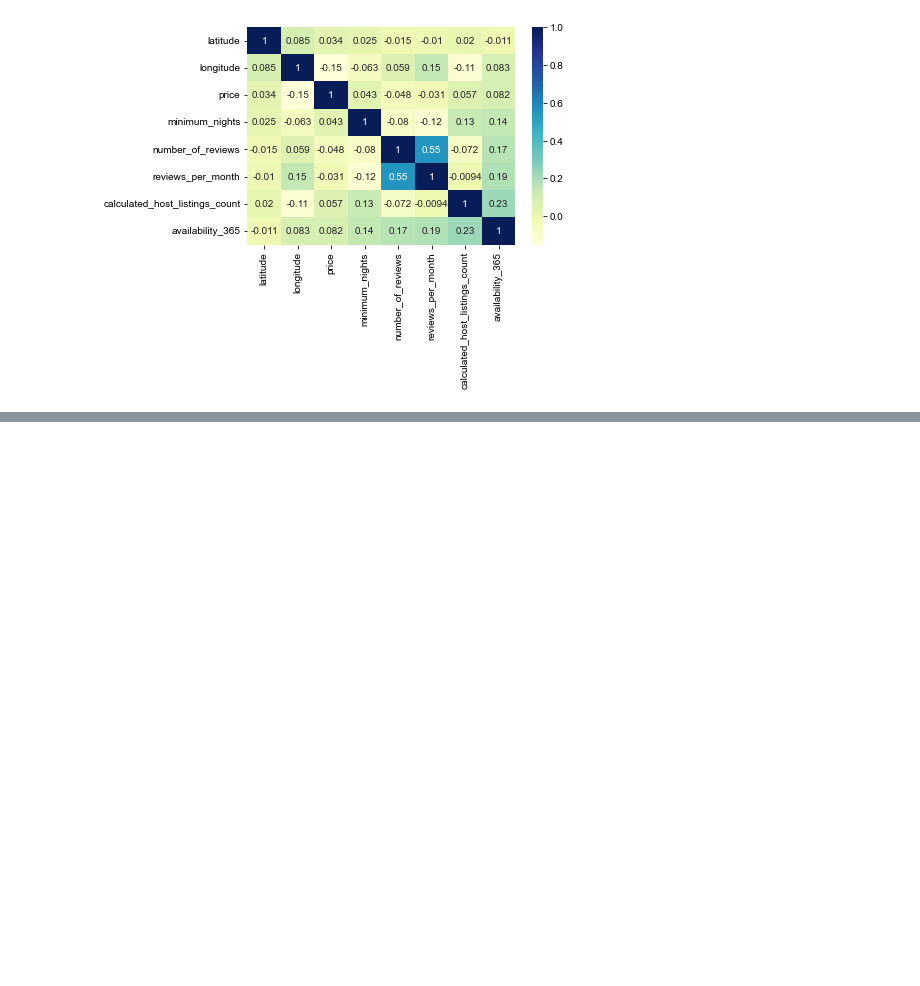
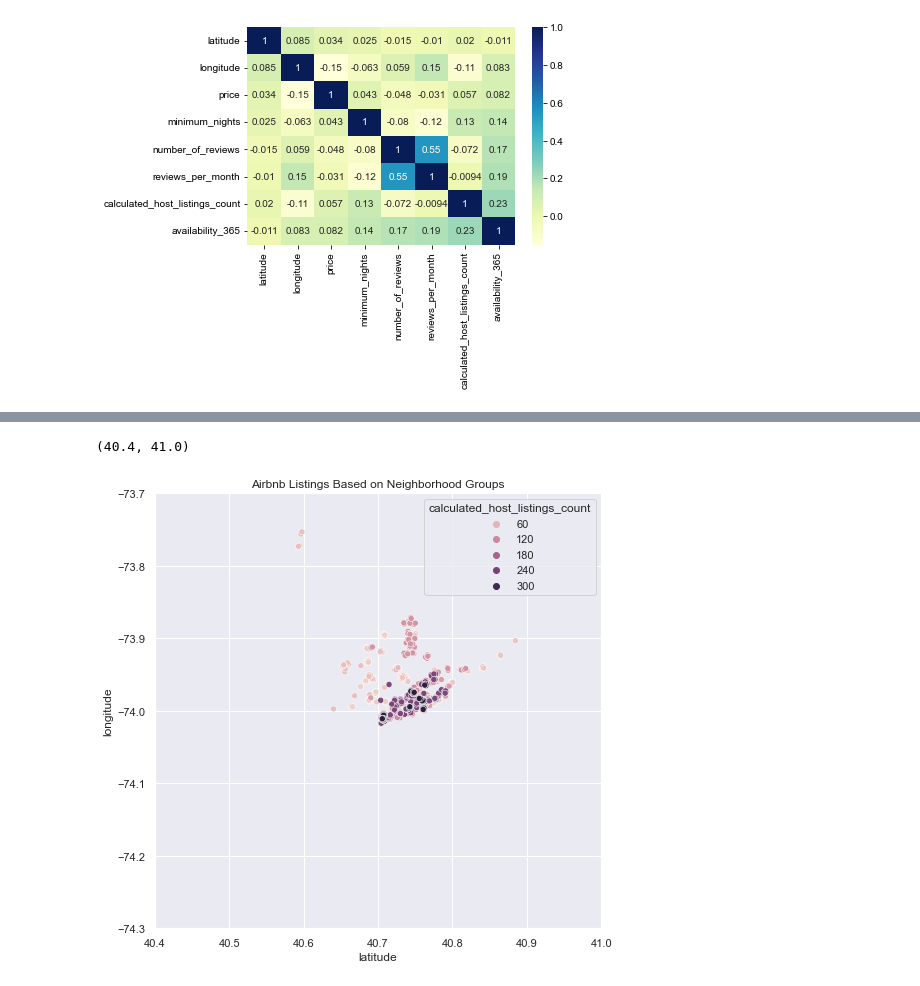
Before and after one commit to svishwanathan01/cse351-hw1, a Jupyter notebook: cse351_hw1_Sabareesh_Vishwanathan_112585006.ipynb, the cells around one changed output, grey strips where cells are left out. Saved outputs shown, nothing was run; the diff lists cells and outputs as text; code cells hidden in the pictures; blank space fills up the shorter version.

Commit message:
Part 6 finished

```diff
--- a/cse351_hw1_Sabareesh_Vishwanathan_112585006.ipynb
+++ b/cse351_hw1_Sabareesh_Vishwanathan_112585006.ipynb
@@ -234,0 +243,12 @@ plt.show()
+# %%
+# This scatter plot is made to see the locations where hosts have a lot of listings. The locations can be eyeballed with the
+# graph scatter plots that were made in Part 4 in order to see the neighborhood groups based on the latitude and longitude of
+# the locations.
+busydf = df.copy()
+busydf = busydf.loc[busydf['calculated_host_listings_count'] > 20].sort_values(by="calculated_host_listings_count")
+sb.scatterplot(data=busydf, x="latitude", y="longitude", hue="calculated_host_listings_count").set_title("Airbnb Listings Based on Neighborhood Groups")
+plt.ylim(-74.3, -73.7)
+plt.xlim(40.4, 41)
+# %% [output]
+(40.4, 41.0)
+[figure, added]
```
Also changed, not shown: parts of 7 cells of this notebook.
